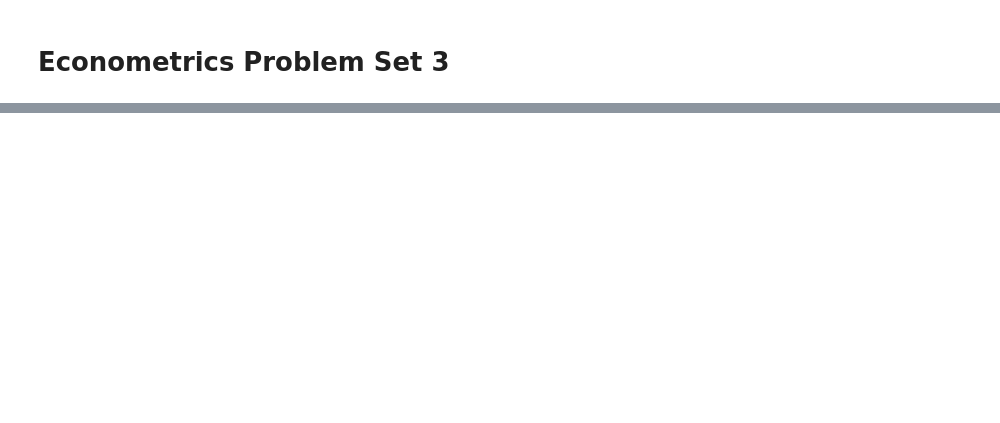
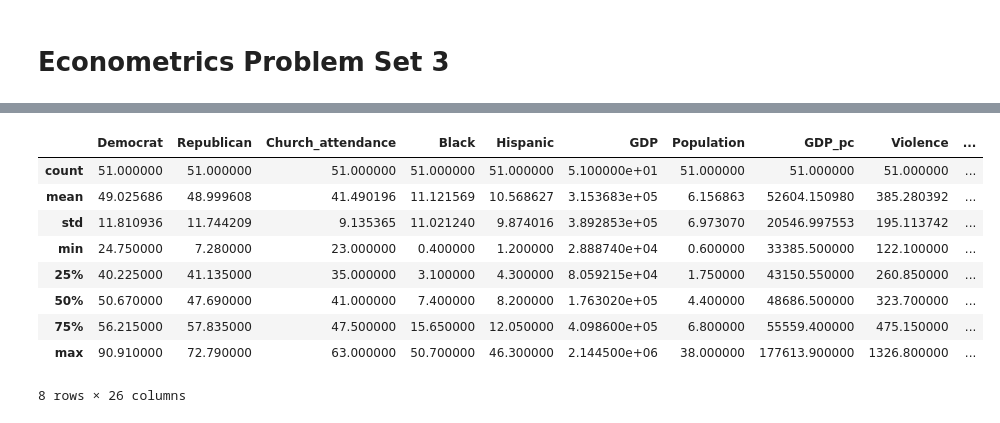
Before and after one commit to tomdoris/Econometrics_Problem-Set-3, a Jupyter notebook: Econometrics undergrad_Problem set 3.ipynb, the cells around one changed output, grey strips where cells are left out. Saved outputs shown, nothing was run; the diff lists cells and outputs as text; code cells hidden in the pictures; blank space fills up the shorter version.

```diff
--- a/Econometrics undergrad_Problem set 3.ipynb
+++ b/Econometrics undergrad_Problem set 3.ipynb
@@ -15,0 +26,13 @@ PermissionError: [Errno 13] Permission denied: 'C:\\Users\\tomdo\\Documents\\Pyt
+# %%
+df.describe()
+# %% [output]
+|  | Democrat | Republican | Church_attendance | Black | Hispanic | GDP | Population | GDP_pc | Violence | ... |
+| count | 51.000000 | 51.000000 | 51.000000 | 51.000000 | 51.000000 | 5.100000e+01 | 51.000000 | 51.000000 | 51.000000 | ... |
+| mean | 49.025686 | 48.999608 | 41.490196 | 11.121569 | 10.568627 | 3.153683e+05 | 6.156863 | 52604.150980 | 385.280392 | ... |
+| std | 11.810936 | 11.744209 | 9.135365 | 11.021240 | 9.874016 | 3.892853e+05 | 6.973070 | 20546.997553 | 195.113742 | ... |
+| min | 24.750000 | 7.280000 | 23.000000 | 0.400000 | 1.200000 | 2.888740e+04 | 0.600000 | 33385.500000 | 122.100000 | ... |
+| 25% | 40.225000 | 41.135000 | 35.000000 | 3.100000 | 4.300000 | 8.059215e+04 | 1.750000 | 43150.550000 | 260.850000 | ... |
+| 50% | 50.670000 | 47.690000 | 41.000000 | 7.400000 | 8.200000 | 1.763020e+05 | 4.400000 | 48686.500000 | 323.700000 | ... |
+| 75% | 56.215000 | 57.835000 | 47.500000 | 15.650000 | 12.050000 | 4.098600e+05 | 6.800000 | 55559.400000 | 475.150000 | ... |
+| max | 90.910000 | 72.790000 | 63.000000 | 50.700000 | 46.300000 | 2.144500e+06 | 38.000000 | 177613.900000 | 1326.800000 | ... |
+8 rows × 26 columns
```
Also changed, not shown: parts of 17 cells of this notebook.
